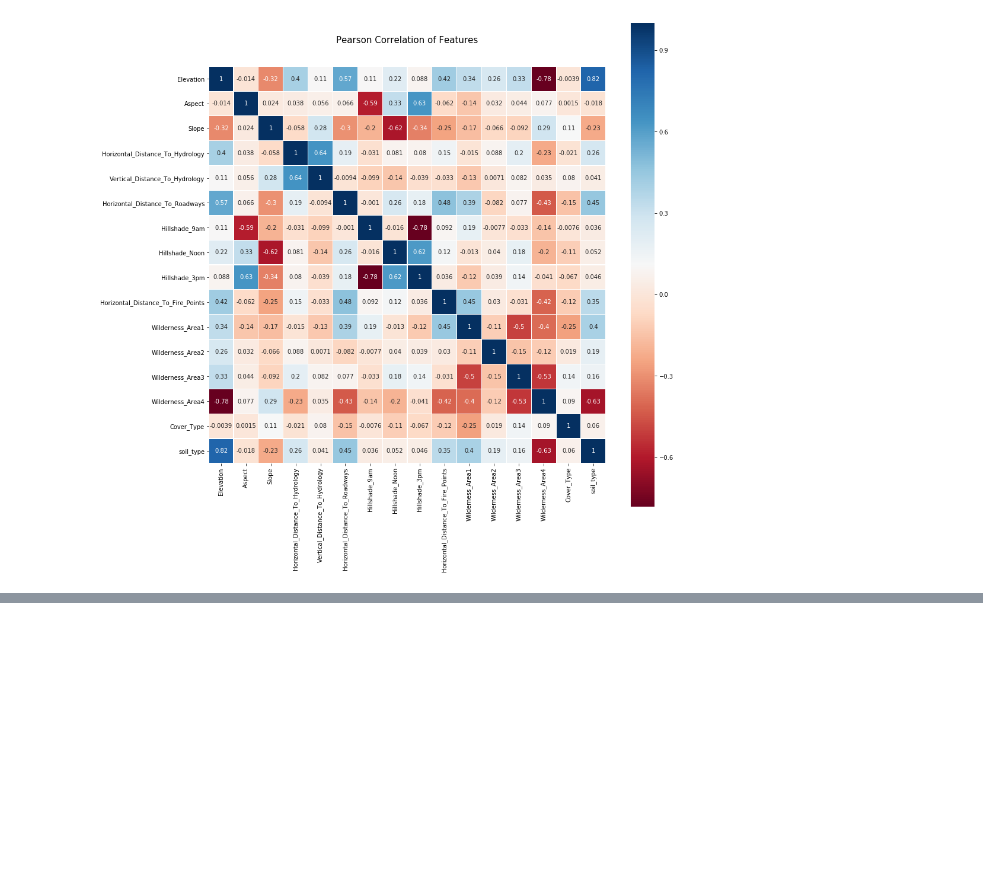
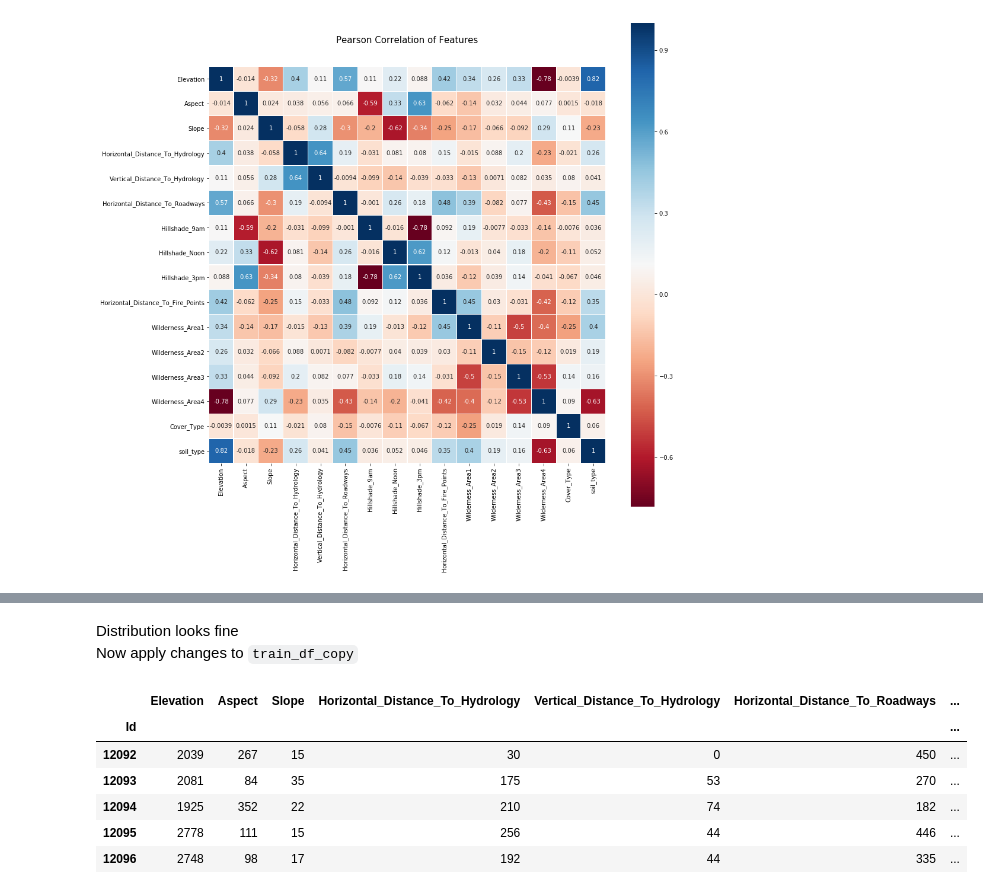
Before and after one commit to k8tems/forest-cover-type-prediction, a Jupyter notebook: 2018-05-14-21-43.ipynb, the cells around one changed output, grey strips where cells are left out. Saved outputs shown, nothing was run; the diff lists cells and outputs as text; code cells hidden in the pictures; blank space fills up the shorter version.

```diff
--- a/2018-05-14-21-43.ipynb
+++ b/2018-05-14-21-43.ipynb
@@ -220,0 +266,3 @@ sns.heatmap(train_df_copy.astype(float).corr(), linewidths=0.1, vmax=1.0, square
+# %% [markdown]
+Distribution looks fine
+Now apply changes to `train_df_copy`
@@ -220,0 +271,11 @@ sns.heatmap(train_df_copy.astype(float).corr(), linewidths=0.1, vmax=1.0, square
+# %%
+# all rows returned by head() are all in area 1`
+train_df_copy.tail()
+# %% [output]
+|  | Elevation | Aspect | Slope | Horizontal_Distance_To_Hydrology | Vertical_Distance_To_Hydrology | Horizontal_Distance_To_Roadways | ... |
+| Id |  |  |  |  |  |  | ... |
+| 12092 | 2039 | 267 | 15 | 30 | 0 | 450 | ... |
+| 12093 | 2081 | 84 | 35 | 175 | 53 | 270 | ... |
+| 12094 | 1925 | 352 | 22 | 210 | 74 | 182 | ... |
+| 12095 | 2778 | 111 | 15 | 256 | 44 | 446 | ... |
+| 12096 | 2748 | 98 | 17 | 192 | 44 | 335 | ... |
```
Also changed, not shown: parts of 14 cells of this notebook.
